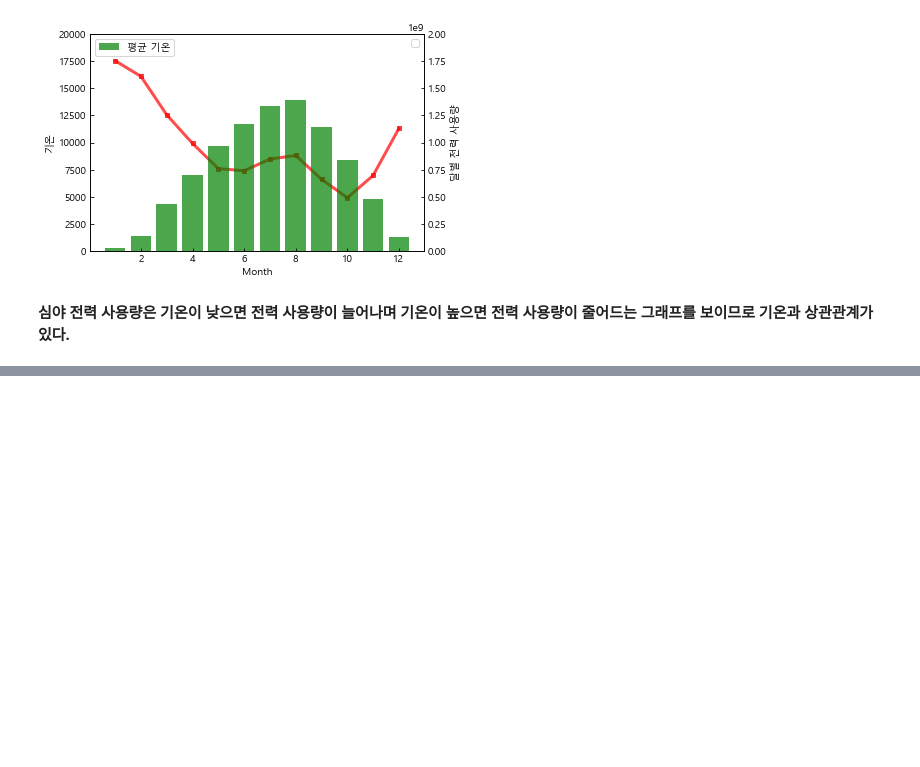
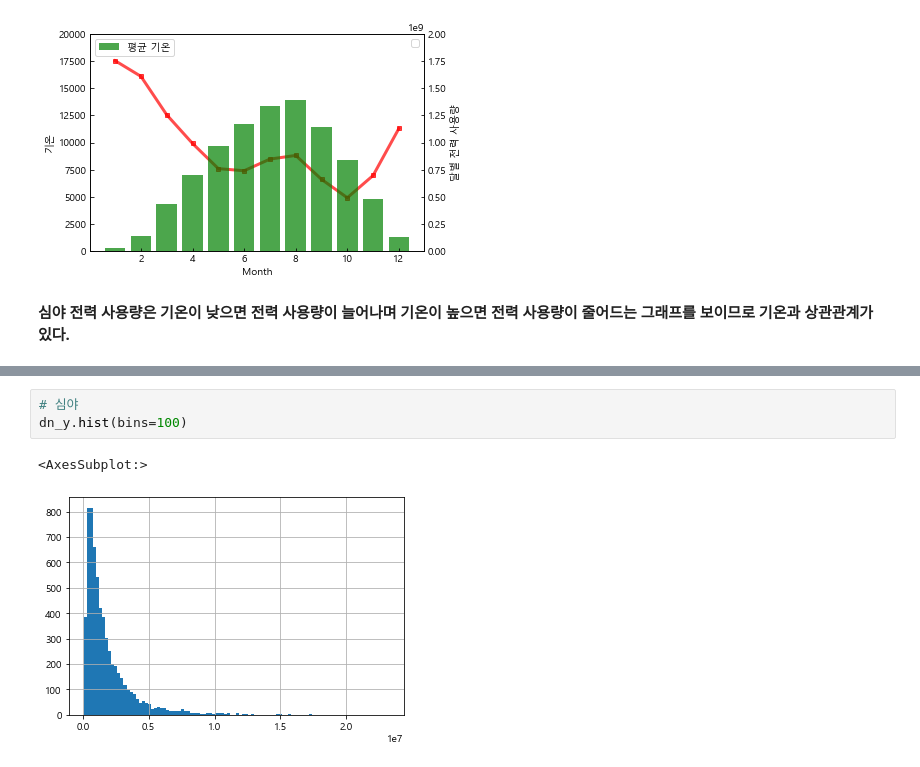
Before and after one commit to gyocheol/MachinLearning_project, a Jupyter notebook: 가로등과 심야 시각화.ipynb, the cells around one changed output, grey strips where cells are left out. Drawn from its saved outputs; the diff is of its cells as text; blank space fills up the shorter version.

```diff
--- a/가로등과 심야 시각화.ipynb
+++ b/가로등과 심야 시각화.ipynb
@@ -584,0 +601,6 @@ No handles with labels found to put in legend.
+# %%
+# 심야
+dn_y.hist(bins=100)
+# %% [output]
+<AxesSubplot:>
+[figure, added]
```
Also changed, not shown: parts of 10 cells of this notebook, 2 other files.
